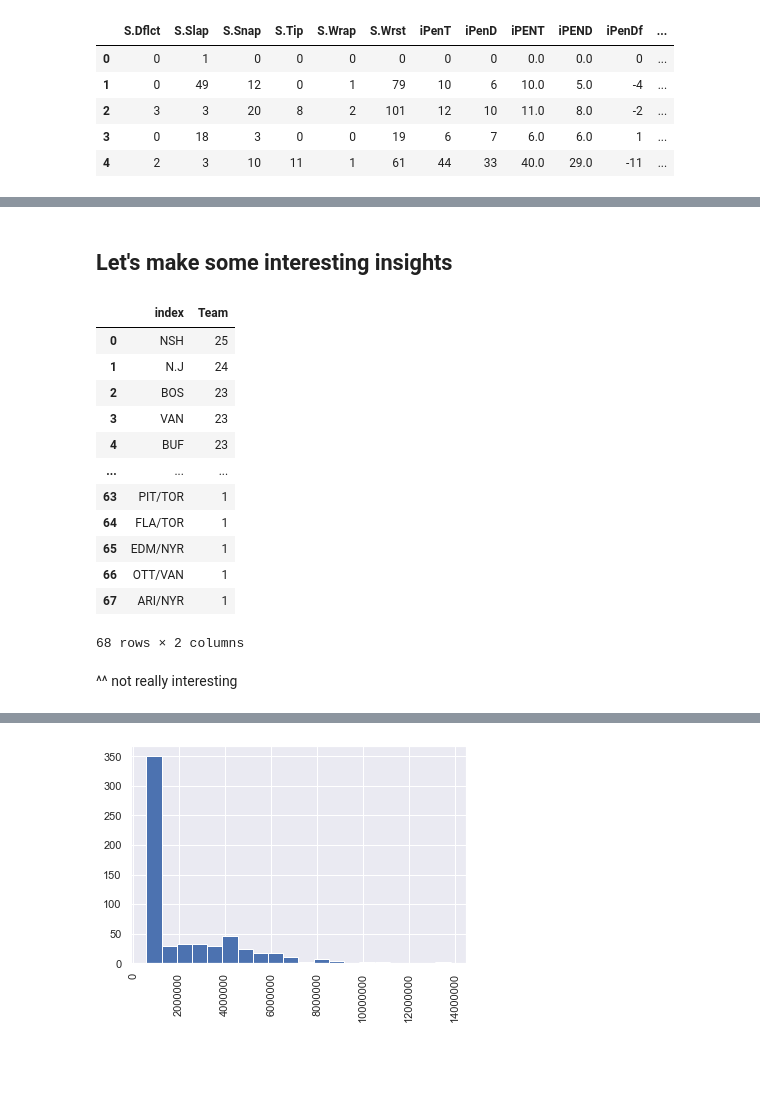
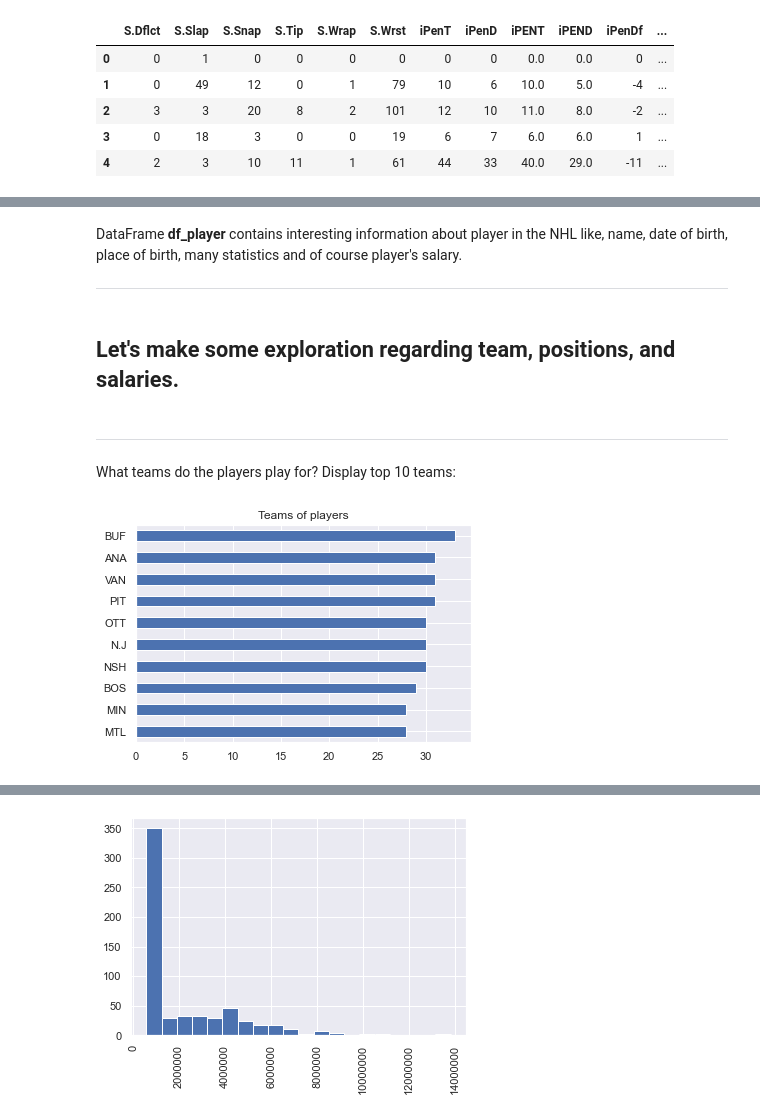
Before and after one commit to rmnng/dsnanocapstone, a Jupyter notebook: 1_nhl_explore_players.ipynb, the cells around one changed output, grey strips where cells are left out. Cells and saved outputs as stored; diff of their text form; code cells hidden in the pictures; blank space fills up the shorter version.

```diff
--- a/1_nhl_explore_players.ipynb
+++ b/1_nhl_explore_players.ipynb
@@ -50,20 +87,13 @@ df_players.shape
+# %% [markdown]
+DataFrame **df_player** contains interesting information about player in the NHL like, name, date of birth, place of birth, many statistics and of course player's salary.
+
+---
 # %% [markdown]
-## Let's make some interesting insights
+## Let's make some exploration regarding team, positions, and salaries.
-# %%
-df_players.Team.value_counts().reset_index()
-# %% [output]
-|  | index | Team |
-| 0 | NSH | 25 |
-| 1 | N.J | 24 |
-| 2 | BOS | 23 |
-| 3 | VAN | 23 |
-| 4 | BUF | 23 |
-| ... | ... | ... |
-| 63 | PIT/TOR | 1 |
-| 64 | FLA/TOR | 1 |
-| 65 | EDM/NYR | 1 |
-| 66 | OTT/VAN | 1 |
-| 67 | ARI/NYR | 1 |
-68 rows × 2 columns
-# %% [markdown]
-^^ not really interesting
+# %% [markdown]
+---
+What teams do the players play for? Display top 10 teams:
+# %%
+df_players['Team'].value_counts().sort_values(0, ascending=False)[:10].sort_values(0, ascending=True).plot(kind='barh', title='Teams of players');
+# %% [output]
+[figure, added]
```
Also changed, not shown: parts of 38 cells of this notebook, 3 other files.
